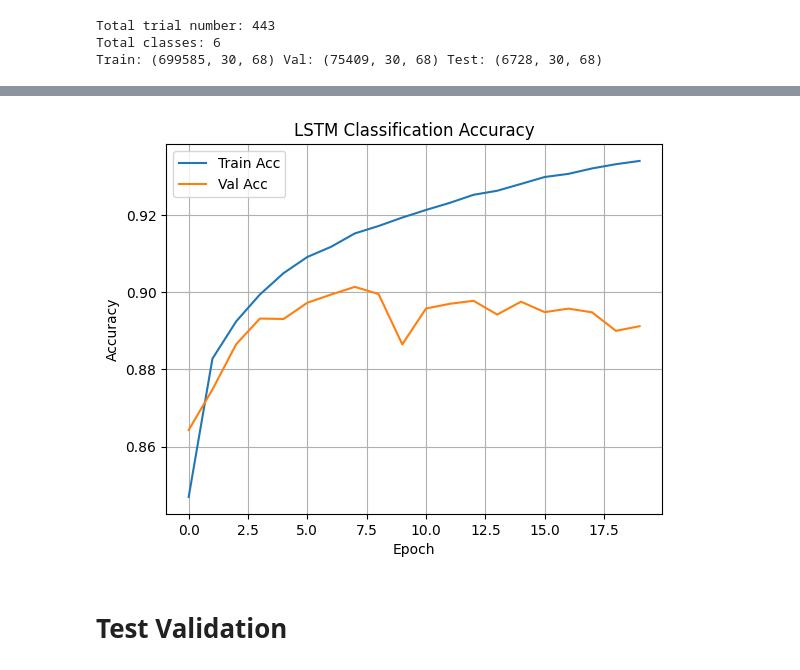
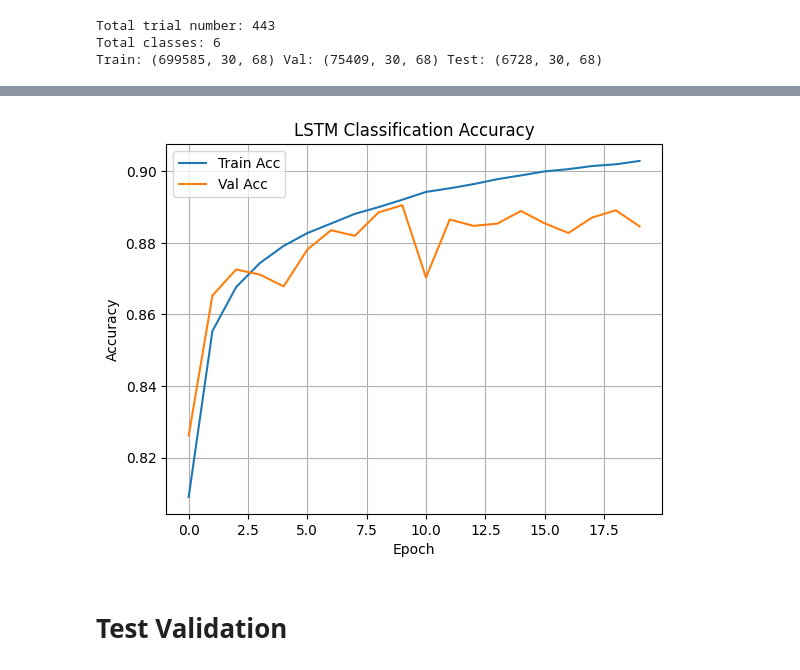
Before and after one commit to EXOLAB-Intention/Upperbody_NN, a Jupyter notebook: training.ipynb, the cells around one changed output, grey strips where cells are left out. Cells and saved outputs as stored; diff of their text form; code cells hidden in the pictures.

```diff
--- a/training.ipynb
+++ b/training.ipynb
@@ -267,7 +474,10 @@ elif (MODE == 1 or MODE == 5):
     input_keys = ['emgL1_norm','emgL2_norm', 'emgR1_norm','emgR2_norm', 'imu1', 'imu2', 'imu3', 'imu4', 'imu5', 'imu6']
 elif (MODE == 2 or MODE == 6):
     input_keys = ['emgL3_norm','emgL4_norm', 'emgR3_norm','emgR4_norm', 'imu5', 'imu6', 'imu7', 'imu8', 'imu9', 'imu10']
-
+elif (MODE == 8):
+    input_keys = ['emgL1_norm','emgL2_norm','emgL3_norm','emgL4_norm', 'emgR1_norm','emgR2_norm','emgR3_norm','emgR4_norm',
+                  'imu1', 'imu2', 'imu3', 'imu4', 'imu5', 'imu6', 'imu7', 'imu8', 'imu9', 'imu10',
+                  'imu1_vel', 'imu2_vel', 'imu3_vel', 'imu4_vel', 'imu5_vel', 'imu6_vel', 'imu7_vel', 'imu8_vel', 'imu9_vel', 'imu10_vel']
 
 train_keys, val_keys, test_keys = split_trials_train_val_test(trial_keys, val_ratio=0.1, test_ratio=0.01)
 # 해결: list of list → list of tuple로 변환
@@ -295,25 +505,33 @@ Train: (699585, 30, 68) Val: (75409, 30, 68) Test: (6728, 30, 68)
 # %%
 def build_LSTM_classifier(input_shape, num_classes):
     model = Sequential([
-        # Layer 1: LSTM
-        LSTM(64, return_sequences=True, input_shape=input_shape),
+        # # Layer 1: LSTM
+        # LSTM(64, return_sequences=True, input_shape=input_shape),
+        # BatchNormalization(),
+        # Dropout(0.2),
+
+        # # Layer 2: LSTM
+        # LSTM(32),
+        # BatchNormalization(),
+        # Dropout(0.2),
+
+        # # Layer 3: Fully Connected
+        # Dense(32, activation='relu'),
+        # Dropout(0.2),
+
+
+        LSTM(16, return_sequences=False, input_shape=input_shape),
         BatchNormalization(),
         Dropout(0.2),
 
-        # Layer 2: LSTM
-        LSTM(32),
-        BatchNormalization(),
-        Dropout(0.2),
-
-        # Layer 3: Fully Connected
-        Dense(32, activation='relu'),
+        Dense(16, activation='relu'),
         Dropout(0.2),
 
         # Output
         Dense(num_classes, activation='softmax')
     ])
 
-    if (MODE == 0 or MODE == 1 or MODE == 2 or MODE == 3 or MODE == 4 or MODE == 5 or MODE == 6 or MODE == 7):
+    if (MODE == 0 or MODE == 1 or MODE == 2 or MODE == 3 or MODE == 4 or MODE == 5 or MODE == 6 or MODE == 7 or MODE == 8):
         model.compile(
             optimizer=Adam(learning_rate=0.001),
             loss='categorical_crossentropy',
@@ -348,7 +566,7 @@ elif (Model == 5):
 model.summary()
 
 # 학습
-if (MODE == 0 or MODE == 1 or MODE == 2 or MODE == 3 or MODE == 4 or MODE == 5 or MODE == 6 or MODE == 7):
+if (MODE == 0 or MODE == 1 or MODE == 2 or MODE == 3 or MODE == 4 or MODE == 5 or MODE == 6 or MODE == 7 or MODE == 8):
     history = model.fit(
         x_train, y_train_ohe,
         validation_data=(x_val, y_val_ohe),
@@ -405,19 +622,19 @@ Epoch 20/20
 # %%
-if (MODE == 0 or MODE == 1 or MODE == 2 or MODE == 3 or MODE == 4 or MODE == 5 or MODE == 6 or MODE == 7):
+if (MODE == 0 or MODE == 1 or MODE == 2 or MODE == 3 or MODE == 4 or MODE == 5 or MODE == 6 or MODE == 7 or MODE == 8):
     plt.plot(history.history['accuracy'], label='Train Acc')
     plt.plot(history.history['val_accuracy'], label='Val Acc')
 elif (MODE == 10):
     plt.plot(history.history['masked_accuracy'], label='Train Acc')
     plt.plot(history.history['val_masked_accuracy'], label='Val Acc')
 
 plt.xlabel("Epoch")
 plt.ylabel("Accuracy")
 plt.legend()
 plt.grid(True)
 plt.title("LSTM Classification Accuracy")
 plt.show()
 # %% [output]
-[figure, old version]
+[figure, new version]
 # %% [markdown]
 # Test Validation
 # %%
```
Also changed, not shown: parts of 12 cells of this notebook, 18 other files.
